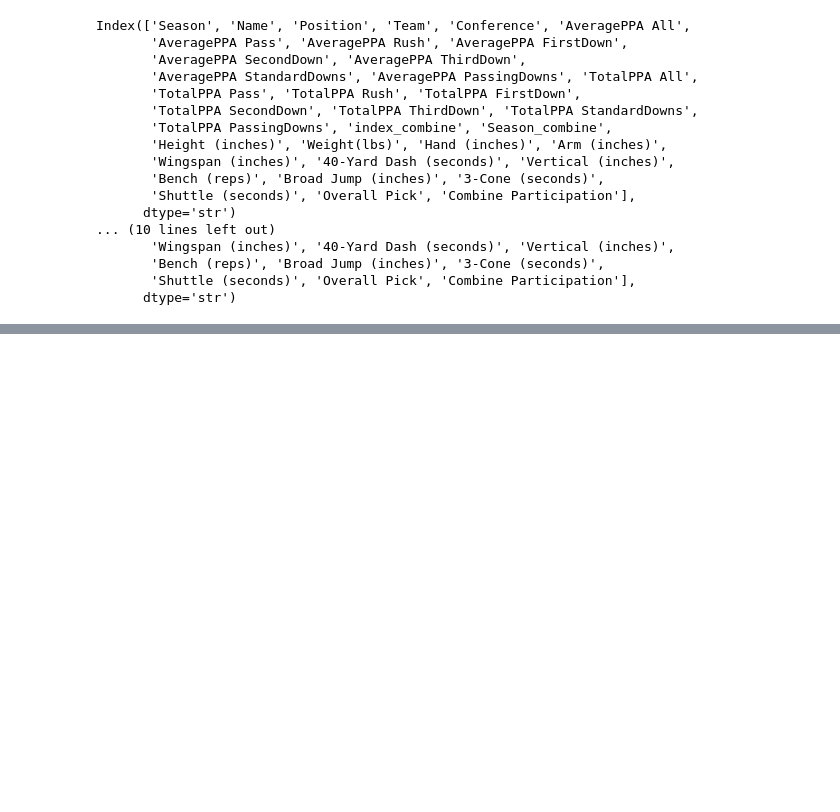
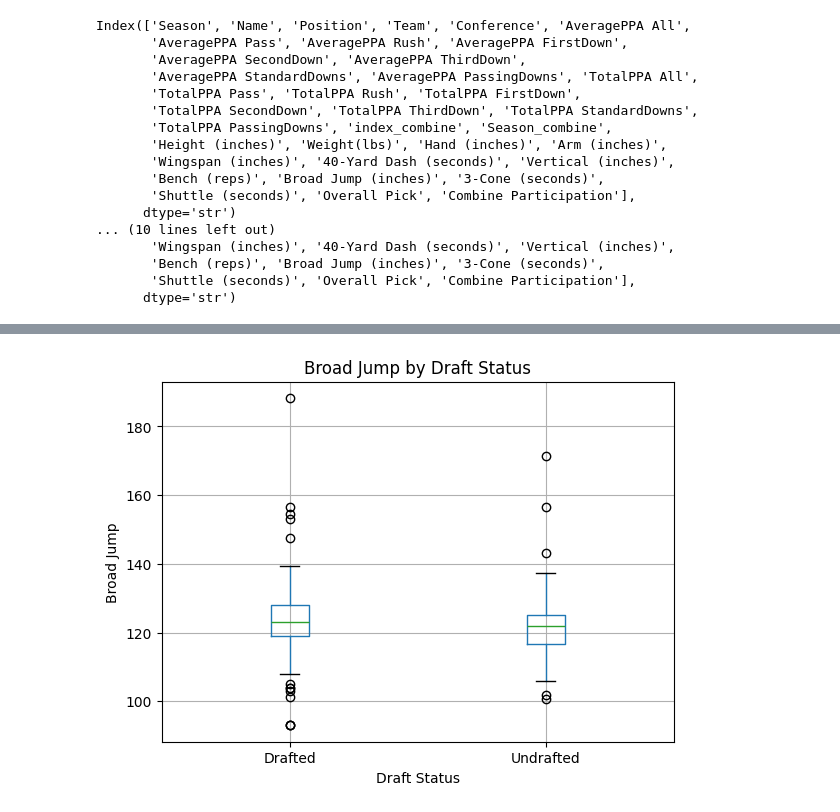
Before and after one commit to alexlevkulich/BSAN-Project-2, a Jupyter notebook: BSANStat.ipynb, the cells around one changed output, grey strips where cells are left out. Drawn from its saved outputs; the diff is of its cells as text; code cells hidden in the pictures; blank space fills up the shorter version.

```diff
--- a/BSANStat.ipynb
+++ b/BSANStat.ipynb
@@ -74,0 +180,10 @@ Index(['Season', 'Name', 'Position', 'Team', 'Conference', 'AveragePPA All',
+# %%
+df1.boxplot(column="Broad Jump (inches)", by="Drafted")
+
+plt.title("Broad Jump by Draft Status")
+plt.suptitle("")
+plt.xlabel("Draft Status")
+plt.ylabel("Broad Jump")
+plt.show()
+# %% [output]
+[figure, added]
```
Also changed, not shown: parts of 32 cells of this notebook.
